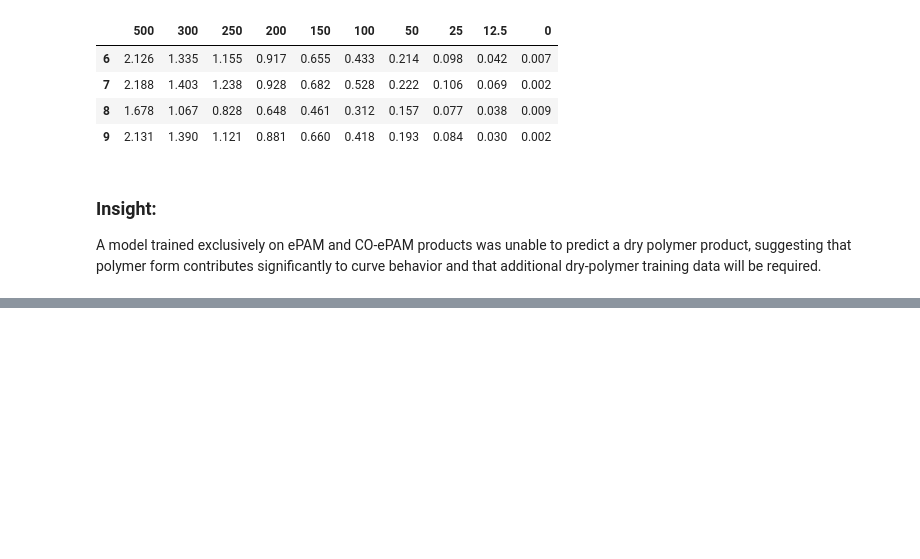
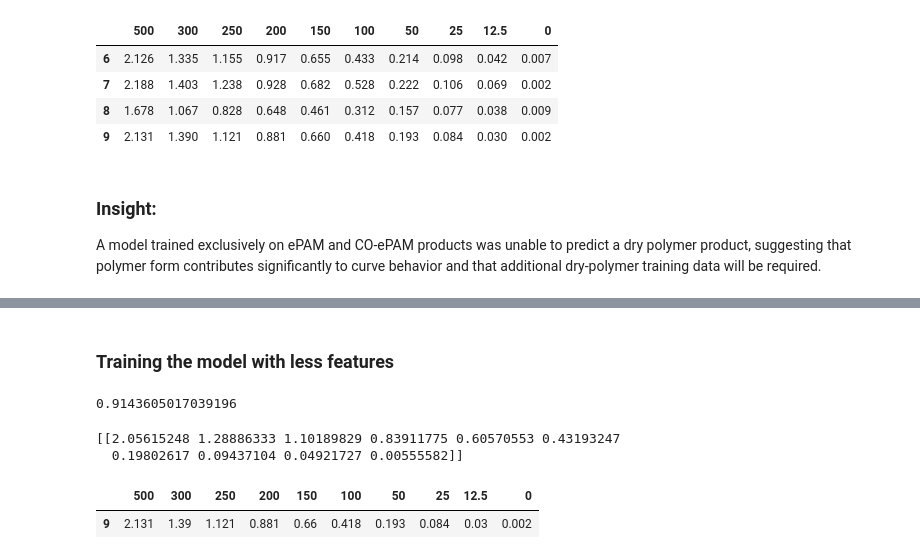
Before and after one commit to carloshurtadop9/PAM-ML-Project, a Jupyter notebook: PAM ML Notebook.ipynb, the cells around one changed output, grey strips where cells are left out. Cells and saved outputs as stored; diff of their text form; code cells hidden in the pictures; blank space fills up the shorter version.

```diff
--- a/PAM ML Notebook.ipynb
+++ b/PAM ML Notebook.ipynb
@@ -367,0 +430,2 @@ A model trained exclusively on ePAM and CO-ePAM products was unable to predict a
+# %% [markdown]
+### Training the model with less features
@@ -367,0 +435,19 @@ A model trained exclusively on ePAM and CO-ePAM products was unable to predict a
+# %%
+X_test = test_df[["Charge Density (%)", 'TDS', "Form_CO_ePAM", "Form_Dry", "Form_ePAM"]]
+Y_test = test_df[['500', '300', '250', '200', '150', '100', '50', '25', '12.5', '0']]
+# %%
+reg = model.fit(X_train,Y_train)
+reg.score(X_train,Y_train)
+# %% [output]
+0.9143605017039196
+# %%
+Y_pred = model.predict(X_test)
+print(Y_pred)
+# %% [output]
+[[2.05615248 1.28886333 1.10189829 0.83911775 0.60570553 0.43193247
+  0.19802617 0.09437104 0.04921727 0.00555582]]
+# %%
+Y_test.head()
+# %% [output]
+|  | 500 | 300 | 250 | 200 | 150 | 100 | 50 | 25 | 12.5 | 0 |
+| 9 | 2.131 | 1.39 | 1.121 | 0.881 | 0.66 | 0.418 | 0.193 | 0.084 | 0.03 | 0.002 |
```
Also changed, not shown: parts of 27 cells of this notebook.
